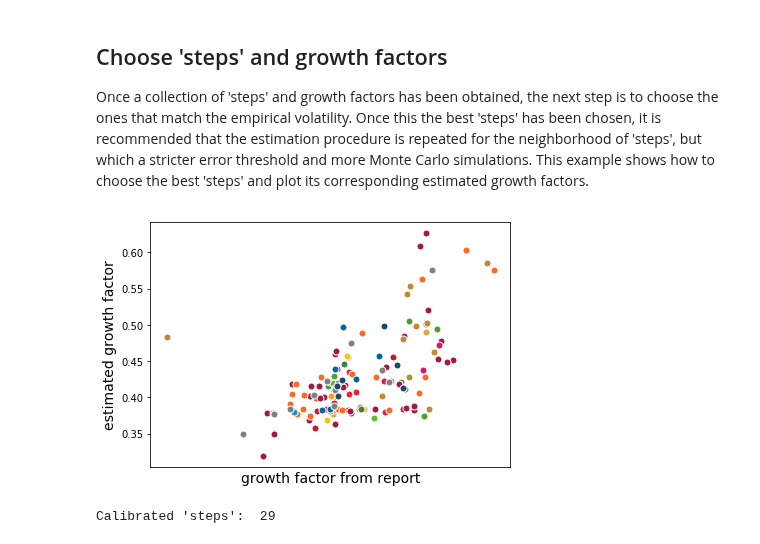
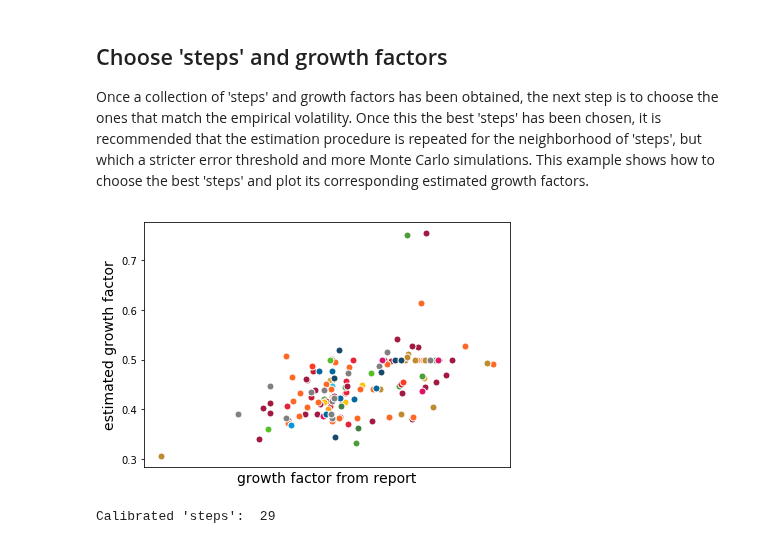
Before and after one commit to oguerrer/PPI4SD, a Jupyter notebook: Code/Examples/Example_5_calibration.ipynb, the cells around one changed output. Saved outputs shown, nothing was run; the diff lists cells and outputs as text; code cells hidden in the pictures.

```diff
--- a/Code/Examples/Example_5_calibration.ipynb
+++ b/Code/Examples/Example_5_calibration.ipynb
@@ -87,19 +87,19 @@ Once a collection of 'steps' and growth factors has been obtained, the next step
 # %%
 alphas_rep = np.loadtxt('alphas.csv') # growth factors
 
 arg_min = np.argmin(np.abs(np.array(rec_volas)-vola_emp))
 best_alphas = rec_alphas[arg_min]
 best_steps = rec_steps[arg_min]
 
 for i in range(len(A)):
-    plt.plot(alphas_rep[i], alphas[i], '.', mfc=colors[i], mec='white', markersize=14)
+    plt.plot(alphas_rep[i], best_alphas[i], '.', mfc=colors[i], mec='white', markersize=14)
 plt.xticks([])
 plt.xlabel('growth factor from report', fontsize=14)
 plt.ylabel('estimated growth factor', fontsize=14)
 
 plt.tight_layout()
 plt.show()
 print("Calibrated 'steps': ", best_steps)
 # %% [output]
-[figure, old version]
+[figure, new version]
 Calibrated 'steps':  29
```
Also changed, not shown: parts of 2 cells of this notebook, 1 other file.
